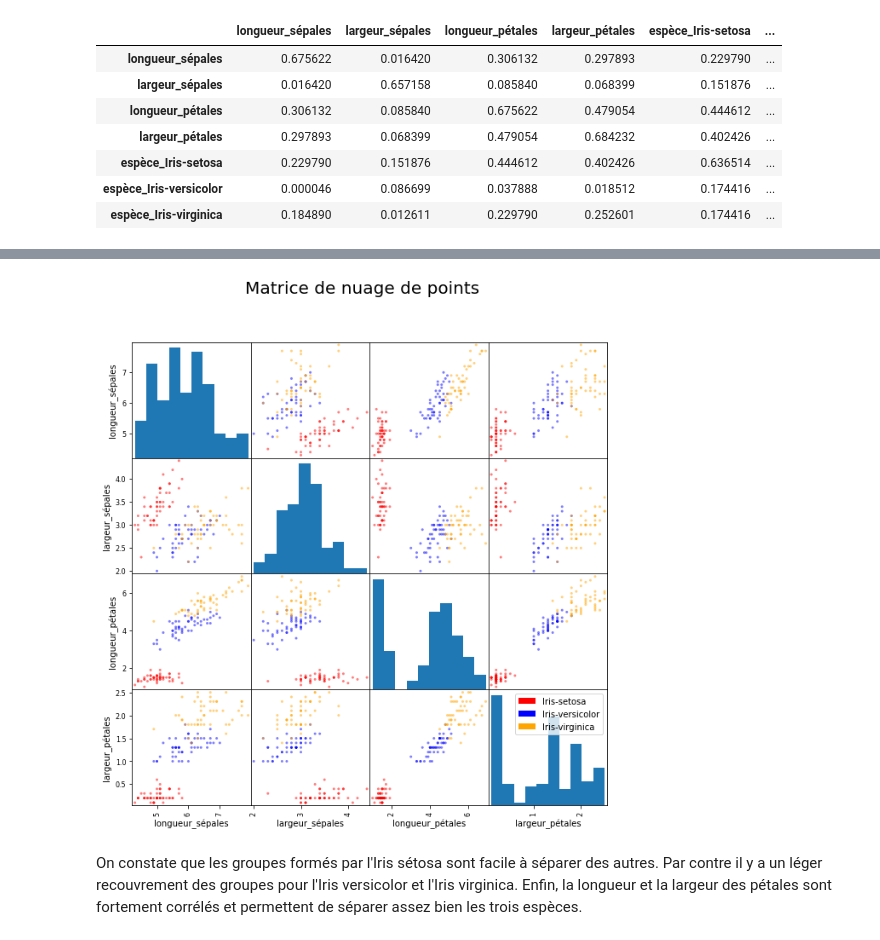
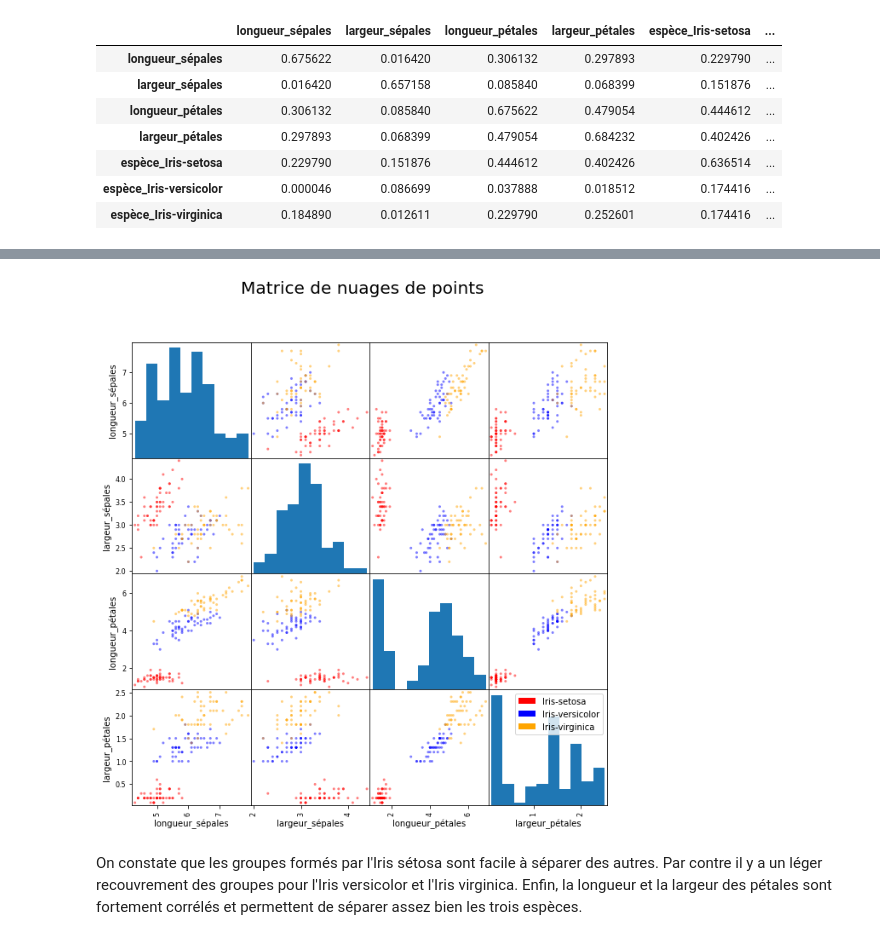
Before and after one commit to ClaudeCoulombe/VIARENA, a Jupyter notebook: Labos/Lab-Iris/Survol-Science_Des_Donnees-Iris.ipynb, the cells around one changed output, grey strips where cells are left out. Saved outputs shown, nothing was run; the diff lists cells and outputs as text; code cells hidden in the pictures.

```diff
--- a/Labos/Lab-Iris/Survol-Science_Des_Donnees-Iris.ipynb
+++ b/Labos/Lab-Iris/Survol-Science_Des_Donnees-Iris.ipynb
@@ -865,23 +865,23 @@ Note: On peut également colorer les points, modifier leur formes ou leur taille
 # %%
 import matplotlib.patches as mpatches
 
 carte_couleurs = {"Iris-setosa":"red","Iris-versicolor":"blue","Iris-virginica":"orange"}
 liste_couleurs = list(map(lambda x:carte_couleurs.get(x),donnees_iris_df["espèce"]))
 # diagonal peut être hist (histogramme) ou kde (Kernel Density Estimation)
 matrice_dispersion = pd.plotting.scatter_matrix(donnees_iris_df, diagonal="hist", c=liste_couleurs, figsize=(10,10))
 # https://stackoverflow.com/questions/43217174/how-can-the-sizes-and-rotations-of-text-of-a-pandas-scatter-matrix-be-set
 for ax in matrice_dispersion.ravel():
     ax.set_xlabel(ax.get_xlabel(), fontsize = 10, rotation = 0)
     ax.set_ylabel(ax.get_ylabel(), fontsize = 10, rotation = 90)
 # https://stackoverflow.com/questions/26558816/matplotlib-scatter-plot-with-legend
 legende = []
 for c in range(0,len(set(liste_couleurs))):
     legende.append(mpatches.Rectangle((0,0),1,1,fc=(list(carte_couleurs.values()))[c]))
 plt.legend(legende,tuple(carte_couleurs.keys()),loc='best')
-plt.suptitle('Matrice de nuage de points',fontsize=20)
+plt.suptitle('Matrice de nuages de points',fontsize=20)
 plt.show()
 # %% [output]
-[figure, old version]
+[figure, new version]
 # %% [markdown]
 On constate que les groupes formés par l'Iris sétosa sont facile à séparer des autres. Par contre il y a un léger recouvrement des groupes pour l'Iris versicolor et l'Iris virginica. Enfin, la longueur et la largeur des pétales sont fortement corrélés et permettent de séparer assez bien les trois espèces.
 # %% [markdown]
```
Also changed, not shown: parts of 2 cells of this notebook.
